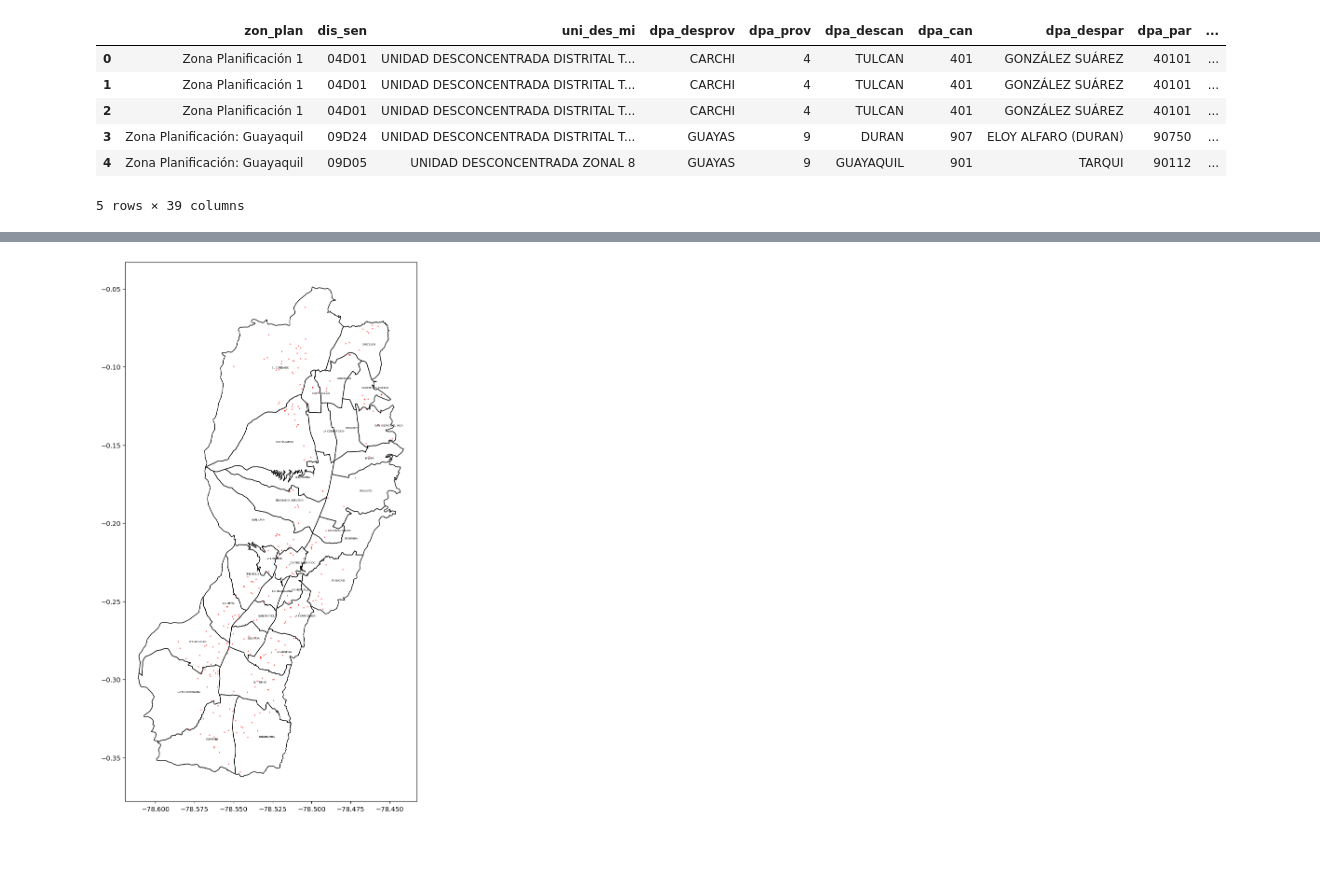
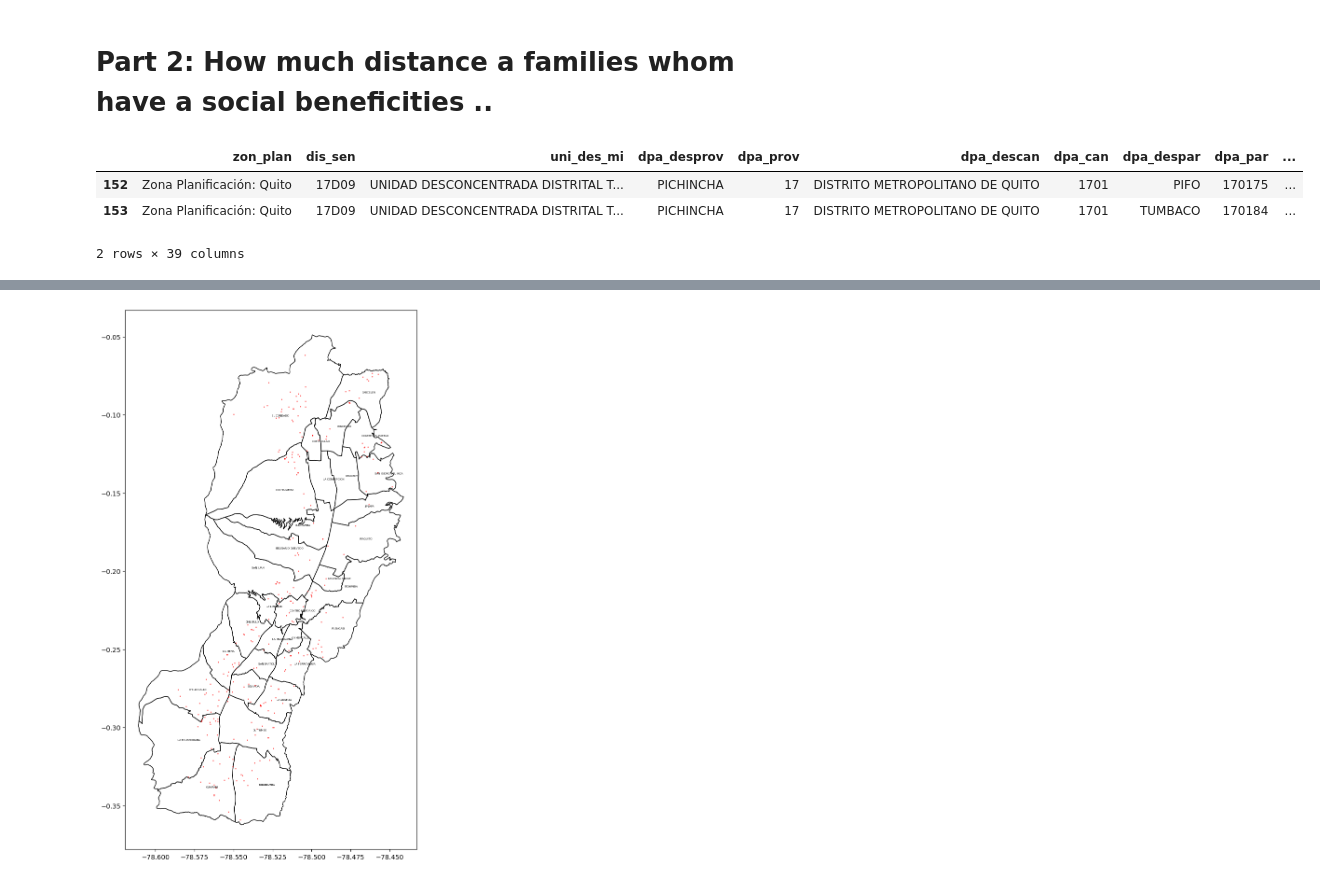
Before and after one commit to megonzau/Spatial-Analytics, a Jupyter notebook: Notebooks/Part 2 State_Services_CDI.ipynb, the cells around one changed output, grey strips where cells are left out. Cells and saved outputs as stored; diff of their text form; code cells hidden in the pictures; blank space fills up the shorter version.

```diff
--- a/Notebooks/Part 2 State_Services_CDI.ipynb
+++ b/Notebooks/Part 2 State_Services_CDI.ipynb
@@ -20,5 +20,7 @@ rcParams['figure.figsize'] = 15,15
 
 import warnings
 warnings.filterwarnings('ignore')
+# %% [markdown]
+# Part 2: How much distance a families whom have a social beneficities ..
 # %%
 #Parroquias Urbanas de Quito
@@ -26,23 +31,27 @@ df_uquito= gpd.read_file('../data/Quito Urbano/Quito_Urbano.shp')
 # %%
 #Database from MIES
-#Ubicación de los centros de MIES
+
+#Clean information and make a shape file with MIES centers point in D.M. Quito.
+
+#Location of MIES Centers
 df_mies_c= pd.read_excel("https://info.inclusion.gob.ec/images/usuarios_externos/2023/ua_coord_validadas_ago2023.xlsx")
 
+#drop NA.
 df_mies_c.dropna(subset=['x'], inplace = True )
 
-#Reproj
+#Reproject to EPSG 32733. using information of Ecuador (Zone=17 and ellps=WGS84)
 projWGS84 = Proj(init="EPSG:32733",zone=17,ellps='WGS84', preserve_units=False)
 df_mies_c[['wgs_x', 'wgs_y']] = df_mies_c.apply(lambda row:projWGS84(row['x'], row['y'], inverse=True), axis=1).apply(pd.Series)
 
+#Make Shape file
 df_MIES_c_gdf= gpd.GeoDataFrame(df_mies_c, geometry= gpd.points_from_xy(df_mies_c['wgs_x'],df_mies_c['wgs_y']))
 df_MIES_c_gdf['geometry'] = df_MIES_c_gdf['geometry'].astype(str).apply(wkt.loads)
 
-df_MIES_c_gdf.head()
+#Get only MIES centers of D.M Quito
+df_MIES_quito= df_MIES_c_gdf[df_MIES_c_gdf['dpa_descan']=='DISTRITO METROPOLITANO DE QUITO']
+df_MIES_quito.head(2)
 # %% [output]
 |  | zon_plan | dis_sen | uni_des_mi | dpa_desprov | dpa_prov | dpa_descan | dpa_can | dpa_despar | dpa_par | ... |
-| 0 | Zona Planificación 1 | 04D01 | UNIDAD DESCONCENTRADA DISTRITAL T... | CARCHI | 4 | TULCAN | 401 | GONZÁLEZ SUÁREZ | 40101 | ... |
-| 1 | Zona Planificación 1 | 04D01 | UNIDAD DESCONCENTRADA DISTRITAL T... | CARCHI | 4 | TULCAN | 401 | GONZÁLEZ SUÁREZ | 40101 | ... |
-| 2 | Zona Planificación 1 | 04D01 | UNIDAD DESCONCENTRADA DISTRITAL T... | CARCHI | 4 | TULCAN | 401 | GONZÁLEZ SUÁREZ | 40101 | ... |
-| 3 | Zona Planificación: Guayaquil | 09D24 | UNIDAD DESCONCENTRADA DISTRITAL T... | GUAYAS | 9 | DURAN | 907 | ELOY ALFARO (DURAN) | 90750 | ... |
-| 4 | Zona Planificación: Guayaquil | 09D05 | UNIDAD DESCONCENTRADA ZONAL 8 | GUAYAS | 9 | GUAYAQUIL | 901 | TARQUI | 90112 | ... |
+| 152 | Zona Planificación: Quito | 17D09 | UNIDAD DESCONCENTRADA DISTRITAL T... | PICHINCHA | 17 | DISTRITO METROPOLITANO DE QUITO | 1701 | PIFO | 170175 | ... |
+| 153 | Zona Planificación: Quito | 17D09 | UNIDAD DESCONCENTRADA DISTRITAL T... | PICHINCHA | 17 | DISTRITO METROPOLITANO DE QUITO | 1701 | TUMBACO | 170184 | ... |
-5 rows × 39 columns
+2 rows × 39 columns
```
Also changed, not shown: parts of 17 cells of this notebook, 10 other files.
